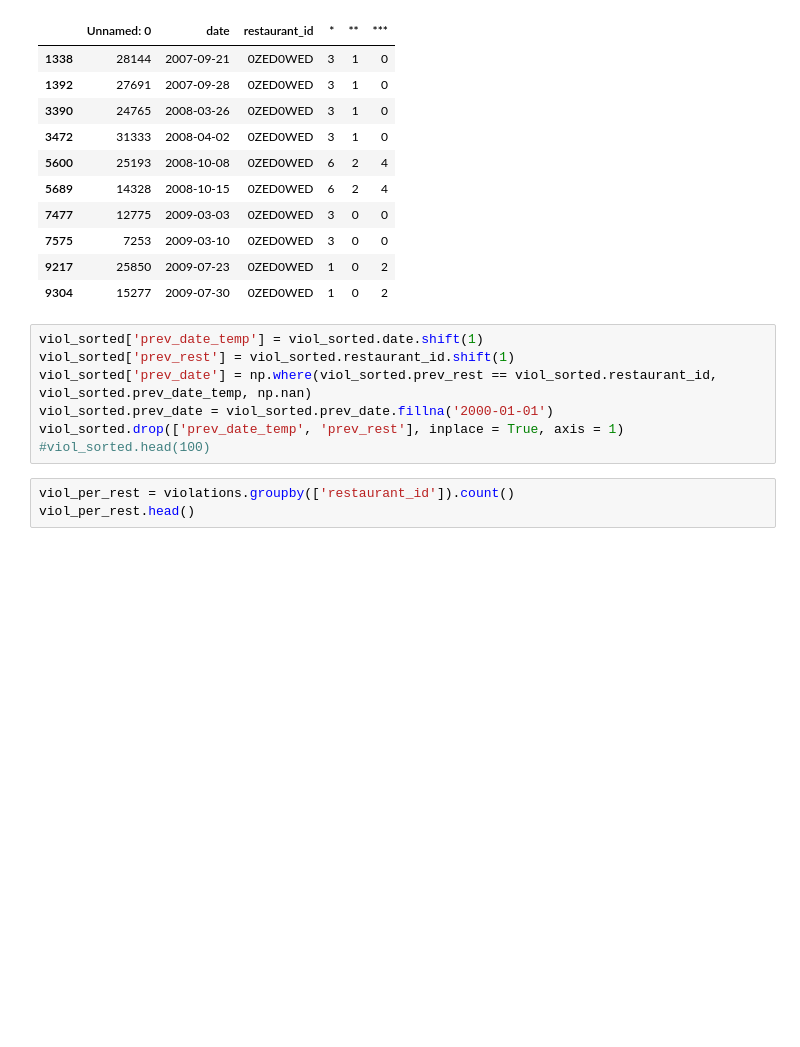
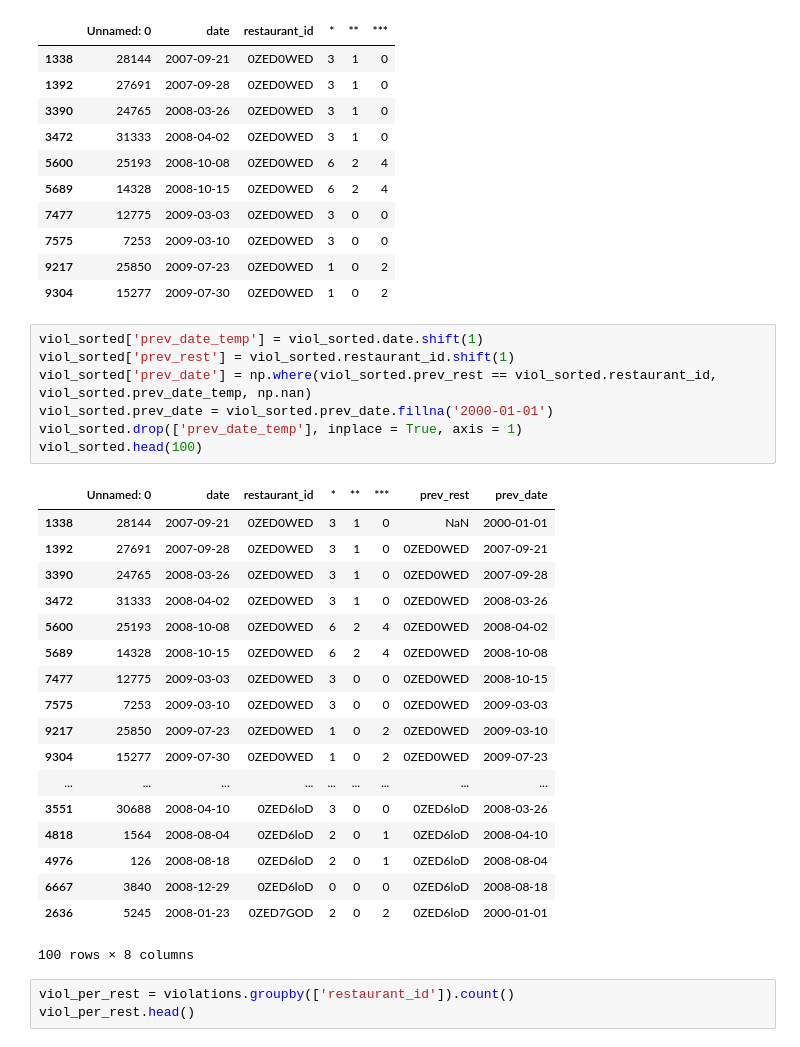
Before and after one commit to mbos41/health_yelp, a Jupyter notebook: explore3.ipynb, the cells around one changed output. Saved outputs shown, nothing was run; the diff lists cells and outputs as text; blank space fills up the shorter version.

```diff
--- a/explore3.ipynb
+++ b/explore3.ipynb
@@ -53,10 +53,29 @@ viol_sorted.head(10)
 # %%
 viol_sorted['prev_date_temp'] = viol_sorted.date.shift(1)
 viol_sorted['prev_rest'] = viol_sorted.restaurant_id.shift(1)
 viol_sorted['prev_date'] = np.where(viol_sorted.prev_rest == viol_sorted.restaurant_id, viol_sorted.prev_date_temp, np.nan)
 viol_sorted.prev_date = viol_sorted.prev_date.fillna('2000-01-01')
-viol_sorted.drop(['prev_date_temp', 'prev_rest'], inplace = True, axis = 1)
-#viol_sorted.head(100)
+viol_sorted.drop(['prev_date_temp'], inplace = True, axis = 1)
+viol_sorted.head(100)
+# %% [output]
+|  | Unnamed: 0 | date | restaurant_id | * | ** | *** | prev_rest | prev_date |
+| 1338 | 28144 | 2007-09-21 | 0ZED0WED | 3 | 1 | 0 | NaN | 2000-01-01 |
+| 1392 | 27691 | 2007-09-28 | 0ZED0WED | 3 | 1 | 0 | 0ZED0WED | 2007-09-21 |
+| 3390 | 24765 | 2008-03-26 | 0ZED0WED | 3 | 1 | 0 | 0ZED0WED | 2007-09-28 |
+| 3472 | 31333 | 2008-04-02 | 0ZED0WED | 3 | 1 | 0 | 0ZED0WED | 2008-03-26 |
+| 5600 | 25193 | 2008-10-08 | 0ZED0WED | 6 | 2 | 4 | 0ZED0WED | 2008-04-02 |
+| 5689 | 14328 | 2008-10-15 | 0ZED0WED | 6 | 2 | 4 | 0ZED0WED | 2008-10-08 |
+| 7477 | 12775 | 2009-03-03 | 0ZED0WED | 3 | 0 | 0 | 0ZED0WED | 2008-10-15 |
+| 7575 | 7253 | 2009-03-10 | 0ZED0WED | 3 | 0 | 0 | 0ZED0WED | 2009-03-03 |
+| 9217 | 25850 | 2009-07-23 | 0ZED0WED | 1 | 0 | 2 | 0ZED0WED | 2009-03-10 |
+| 9304 | 15277 | 2009-07-30 | 0ZED0WED | 1 | 0 | 2 | 0ZED0WED | 2009-07-23 |
+| ... | ... | ... | ... | ... | ... | ... | ... | ... |
+| 3551 | 30688 | 2008-04-10 | 0ZED6loD | 3 | 0 | 0 | 0ZED6loD | 2008-03-26 |
+| 4818 | 1564 | 2008-08-04 | 0ZED6loD | 2 | 0 | 1 | 0ZED6loD | 2008-04-10 |
+| 4976 | 126 | 2008-08-18 | 0ZED6loD | 2 | 0 | 1 | 0ZED6loD | 2008-08-04 |
+| 6667 | 3840 | 2008-12-29 | 0ZED6loD | 0 | 0 | 0 | 0ZED6loD | 2008-08-18 |
+| 2636 | 5245 | 2008-01-23 | 0ZED7GOD | 2 | 0 | 2 | 0ZED6loD | 2000-01-01 |
+100 rows × 8 columns
 # %%
 viol_per_rest = violations.groupby(['restaurant_id']).count()
 viol_per_rest.head()
```
Also changed, not shown: parts of 5 cells of this notebook, 22 other files.
